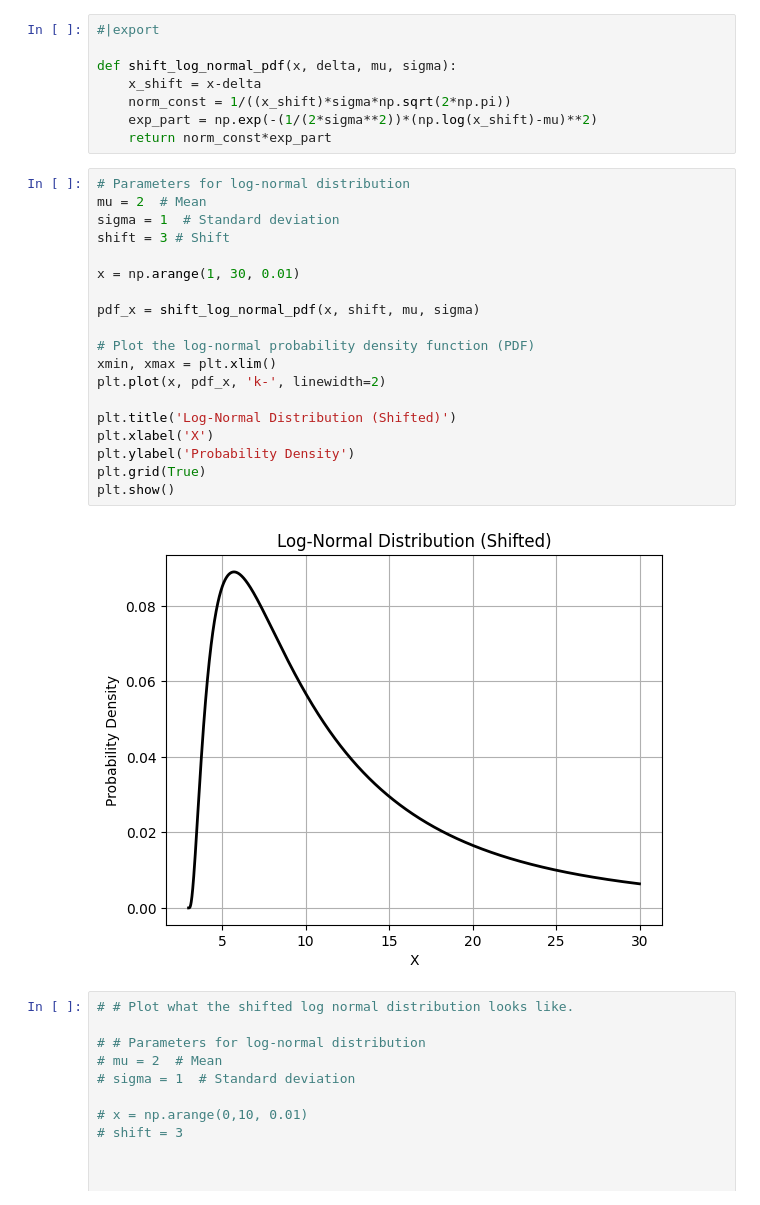
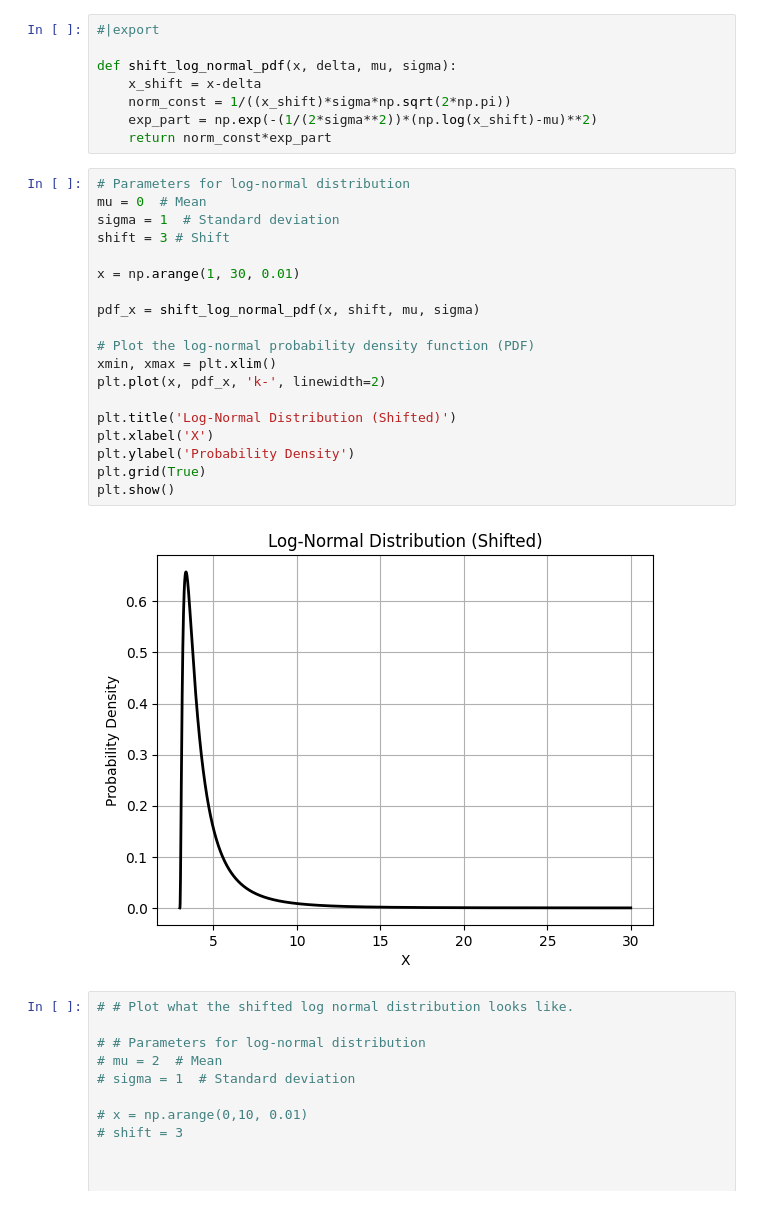
Before and after one commit to Bea-Taylor/DifDem_inequalities, a Jupyter notebook: nbs/core/05_ml_custom_regression_model.ipynb, the cells around one changed output. Cells and saved outputs as stored; diff of their text form.

```diff
--- a/nbs/core/05_ml_custom_regression_model.ipynb
+++ b/nbs/core/05_ml_custom_regression_model.ipynb
@@ -148,25 +148,25 @@ def shift_log_normal_pdf(x, delta, mu, sigma):
     return norm_const*exp_part
 # %%
 # Parameters for log-normal distribution
-mu = 2  # Mean
+mu = 0  # Mean
 sigma = 1  # Standard deviation
 shift = 3 # Shift
 
 x = np.arange(1, 30, 0.01)
 
 pdf_x = shift_log_normal_pdf(x, shift, mu, sigma)
 
 # Plot the log-normal probability density function (PDF)
 xmin, xmax = plt.xlim()
 plt.plot(x, pdf_x, 'k-', linewidth=2)
 
 plt.title('Log-Normal Distribution (Shifted)')
 plt.xlabel('X')
 plt.ylabel('Probability Density')
 plt.grid(True)
 plt.show()
 # %% [output]
-[figure, old version]
+[figure, new version]
 # %%
 # # Plot what the shifted log normal distribution looks like.
 
```
Also changed, not shown: parts of 6 cells of this notebook.
